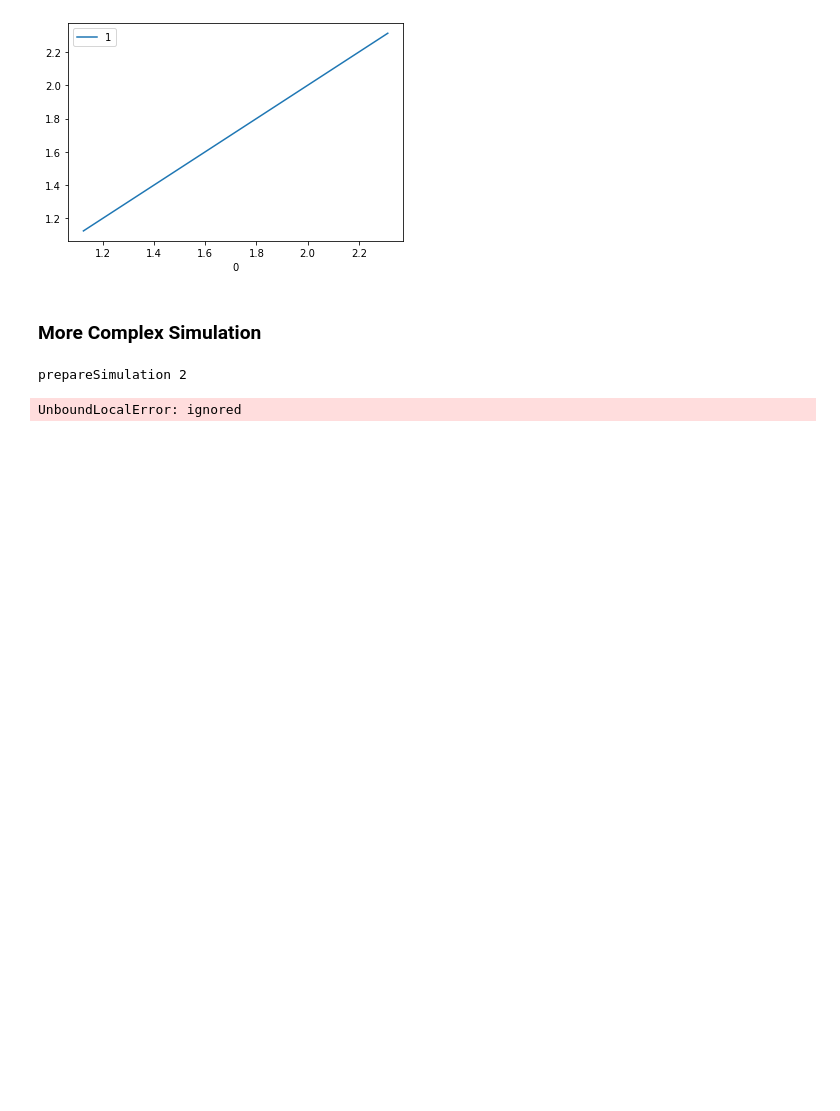
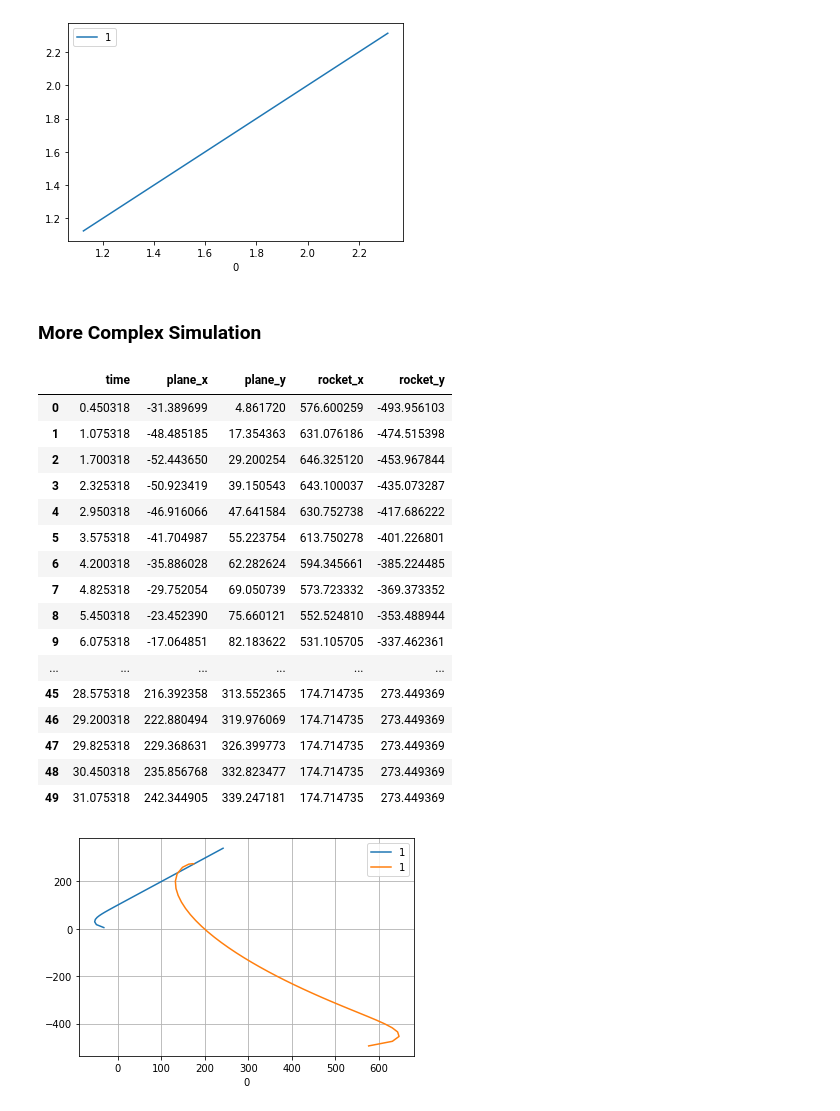
Before and after one commit to hrbolek/learning, a Jupyter notebook: operanalyst/simulation.ipynb, the cells around one changed output. Saved outputs shown, nothing was run; the diff lists cells and outputs as text; code cells hidden in the pictures; blank space fills up the shorter version.

```diff
--- a/operanalyst/simulation.ipynb
+++ b/operanalyst/simulation.ipynb
@@ -161,6 +173,13 @@ def justTwoFromResults(results, systemName, x = 0, y = 1):
     systemResult = result[systemName]
     yield (systemResult['state'][x], systemResult['state'][y])
 
+def rearangeResults(results, ids):
+  for result in results:
+    partialResult = {}
+    for cid in ids:
+      partialResult[cid['name']] = cid['selector'](result)
+    yield partialResult
+
 simulatedObjects = [{'state0': [1, 1, 0, 1, 1, 0], 'model': movingObj, 'name': 'obj1'}]
 prepareSimulation(simulatedObjects)
 simResults = list(simulateInf(simulatedObjects, 20))
@@ -211,10 +229,10 @@ def createPlaneModel():
     return result
   return planeModel
 
-def createRocketModel(hitted = False):
+def createRocketModel():
+  locData = {'hitted': False}
   def rocketModel(time, state, input):
-
-    if hitted:
+    if locData['hitted']:
       return [0, 0, 0, 0, 0, 0]
 
     currentInput = input()
@@ -229,7 +247,7 @@ def createRocketModel(hitted = False):
     wantedVelocityAbs = np.linalg.norm(wantedVelocity) # abs of vector
 
     if wantedVelocityAbs < 1e0:
-      hitted = True
+      locData['hitted'] = True
 
     wantedVelocity = wantedVelocity * currentVelocityAbs / wantedVelocityAbs
 
@@ -244,29 +262,55 @@ def createFixedTarget(x, y, z):
     return [x, y, z]
   return fixedPoint
 
-def createPlane(destination, stateFunctionEx = createPlaneModel()):
+def createModelWithDestination(destination, stateFunctionEx = createPlaneModel()):
   def stateFunction(time, state):
     return stateFunctionEx(time, state, destination)
   return stateFunction
 # %%
-simulatedObjects = []
 planeTarget = createFixedTarget(10000, 10000, 0)
-plane = createPlane(planeTarget, createPlaneModel())
+plane = createModelWithDestination(planeTarget, createPlaneModel())
 rocketTarget = lambda : simulatedObjects[0]['state']['state'][3:] #[10000, 10000, 0]#simulatedObjects[1]['state']['state'][3:] #
-rocket = createPlane(rocketTarget, createRocketModel())
-simulatedObjects += [
+rocket = createModelWithDestination(rocketTarget, createRocketModel())
+simulatedObjects = [
   {'state0': [-100, 0, 0, 0, 0, 1000], 'model': plane, 'name': 'plane'},
   {'state0': [250, 0, 0, 500, -500, 0], 'model': rocket, 'name': 'rocket'},
   ]
 
 prepareSimulation(simulatedObjects, t0 = 0.0, t_bound = 1000, max_step = 0.0625)
-simResults = list(dilute(simulateInf(simulatedObjects, 3000), 10))
+simResults = list(dilute(simulateInf(simulatedObjects, 500), 10))
 planeSimResults = list(justTwoFromResults(simResults, 'plane', x = 3, y = 4))
 rocketSimResults = list(justTwoFromResults(simResults, 'rocket', x = 3, y = 4))
 #displayData(simResults)
 ax = plotData(planeSimResults)
 ax = plotData(rocketSimResults, ax = ax)
 plt.grid(which='both')
+
+ids = [
+  {'name': 'time', 'selector': lambda item: item['plane']['time']},
+  {'name': 'plane_x', 'selector': lambda item: item['plane']['state'][3]},
+  {'name': 'plane_y', 'selector': lambda item: item['plane']['state'][4]},
+  {'name': 'rocket_x', 'selector': lambda item: item['rocket']['state'][3]},
+  {'name': 'rocket_y', 'selector': lambda item: item['rocket']['state'][4]},
+  ]
+
+reData = rearangeResults(simResults, ids)
+displayData(reData)
 # %% [output]
-prepareSimulation 2
-UnboundLocalError: ignored
+|  | time | plane_x | plane_y | rocket_x | rocket_y |
+| 0 | 0.450318 | -31.389699 | 4.861720 | 576.600259 | -493.956103 |
+| 1 | 1.075318 | -48.485185 | 17.354363 | 631.076186 | -474.515398 |
+| 2 | 1.700318 | -52.443650 | 29.200254 | 646.325120 | -453.967844 |
+| 3 | 2.325318 | -50.923419 | 39.150543 | 643.100037 | -435.073287 |
+| 4 | 2.950318 | -46.916066 | 47.641584 | 630.752738 | -417.686222 |
+| 5 | 3.575318 | -41.704987 | 55.223754 | 613.750278 | -401.226801 |
+| 6 | 4.200318 | -35.886028 | 62.282624 | 594.345661 | -385.224485 |
+| 7 | 4.825318 | -29.752054 | 69.050739 | 573.723332 | -369.373352 |
+| 8 | 5.450318 | -23.452390 | 75.660121 | 552.524810 | -353.488944 |
+| 9 | 6.075318 | -17.064851 | 82.183622 | 531.105705 | -337.462361 |
+| ... | ... | ... | ... | ... | ... |
+| 45 | 28.575318 | 216.392358 | 313.552365 | 174.714735 | 273.449369 |
+| 46 | 29.200318 | 222.880494 | 319.976069 | 174.714735 | 273.449369 |
+| 47 | 29.825318 | 229.368631 | 326.399773 | 174.714735 | 273.449369 |
+| 48 | 30.450318 | 235.856768 | 332.823477 | 174.714735 | 273.449369 |
+| 49 | 31.075318 | 242.344905 | 339.247181 | 174.714735 | 273.449369 |
+[figure, added]
```
Also changed, not shown: parts of 11 cells of this notebook.
